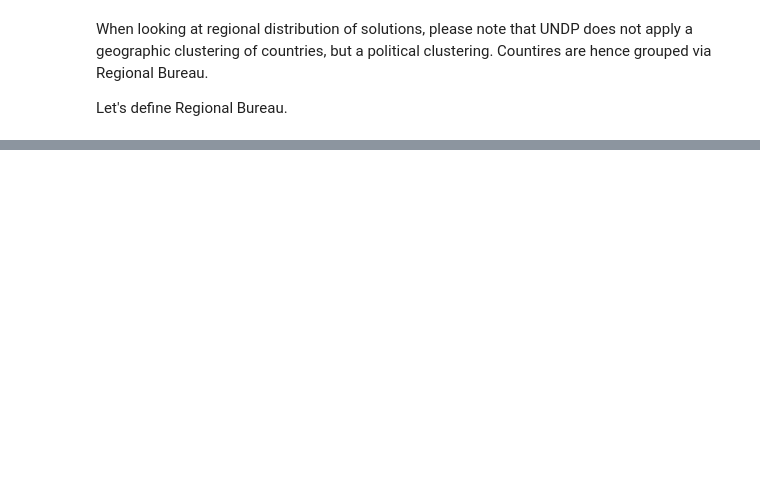
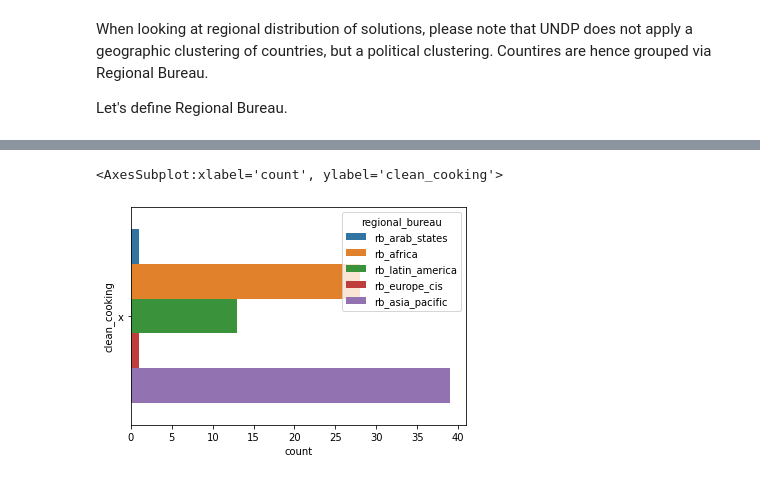
Before and after one commit to temajozias/UNDP-Accelerator-Labs-Network, a Jupyter notebook: Untitled.ipynb, the cells around one changed output, grey strips where cells are left out. Cells and saved outputs as stored; diff of their text form; code cells hidden in the pictures; blank space fills up the shorter version.

```diff
--- a/Untitled.ipynb
+++ b/Untitled.ipynb
@@ -270,0 +281,5 @@ df.head()
+# %%
+sns.countplot(data=df, y='clean_cooking', order=df['clean_cooking'].value_counts().index, hue='regional_bureau')
+# %% [output]
+<AxesSubplot:xlabel='count', ylabel='clean_cooking'>
+[figure, added]
```
Also changed, not shown: parts of 21 cells of this notebook.
